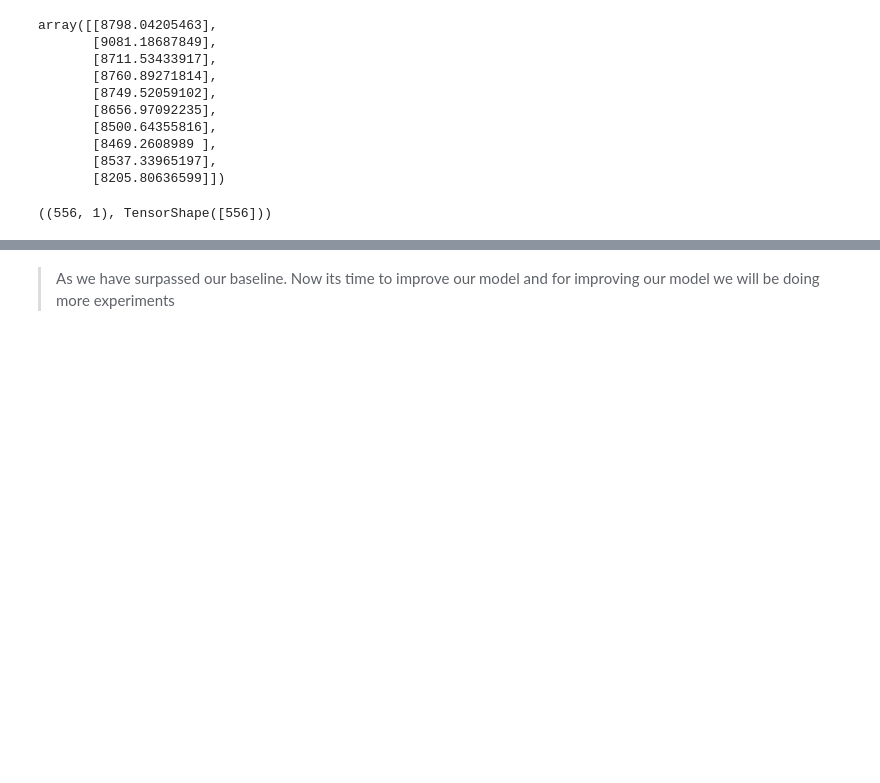
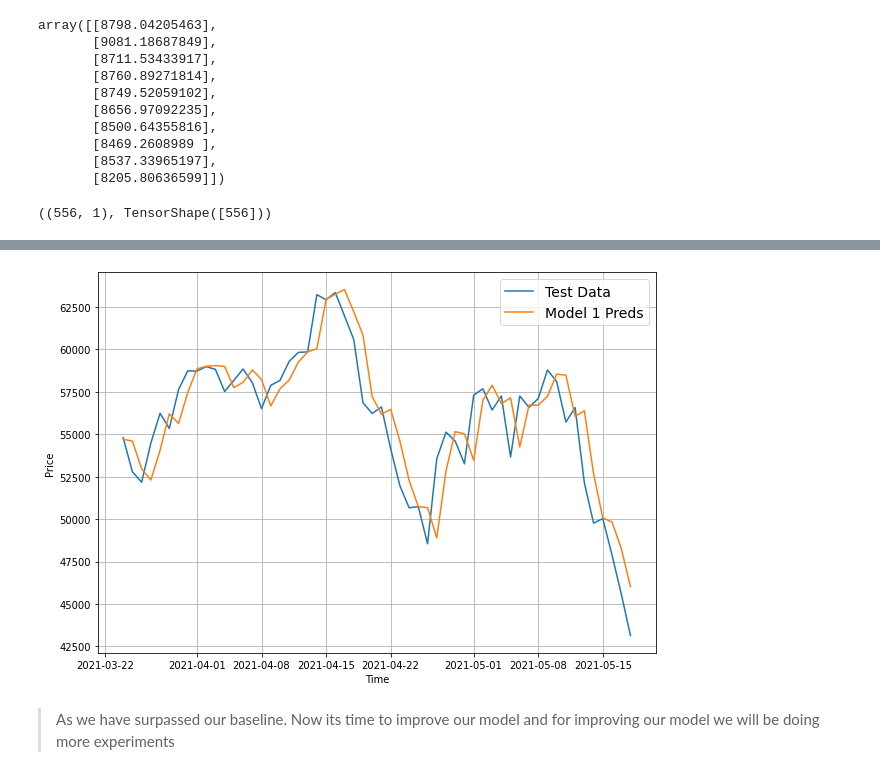
Before and after one commit to sugarbody/Time-Series-Forecasting, a Jupyter notebook: Time_Series_Forecasting.ipynb, the cells around one changed output, grey strips where cells are left out. Saved outputs shown, nothing was run; the diff lists cells and outputs as text; code cells hidden in the pictures; blank space fills up the shorter version.

```diff
--- a/Time_Series_Forecasting.ipynb
+++ b/Time_Series_Forecasting.ipynb
@@ -555,3 +555,11 @@ naive_result
  'MASE': 0.99957}
+# %%
+offset = 500
+plt.figure(figsize=(10, 7))
+
+timeSeries_plot(timeSteps=X_test[-len(test_windows):], prices=test_labels[:, ], format="-", start=offset, end=None, label="Test Data")
+timeSeries_plot(timeSteps=X_test[-len(test_windows):], prices=model_1_preds, format="-", start=offset, end=None, label="Model 1 Preds")
+# %% [output]
+[figure, added]
 # %% [markdown]
 > As we have surpassed our baseline. Now its time to improve our model and for improving our model we will be doing more experiments
```
Also changed, not shown: parts of 22 cells of this notebook.
